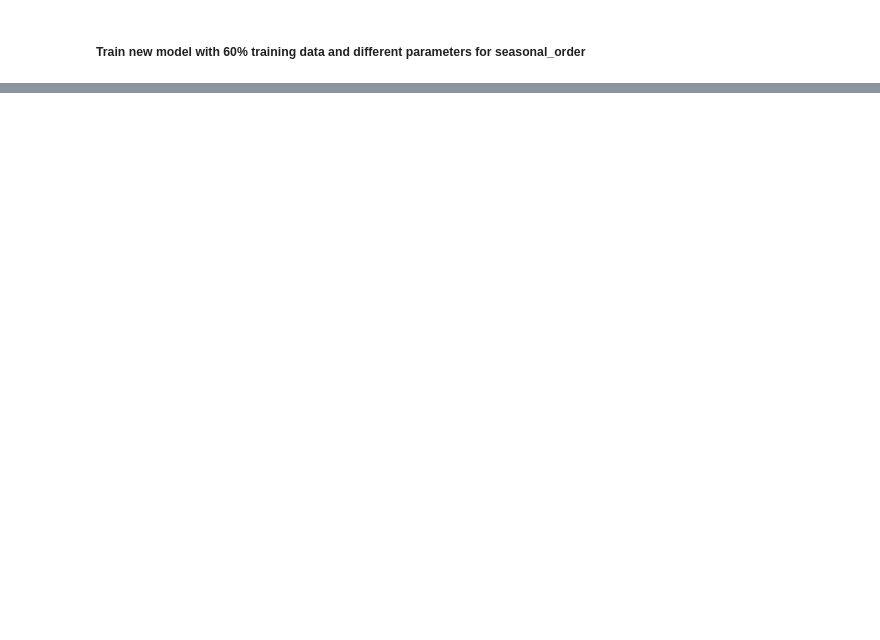
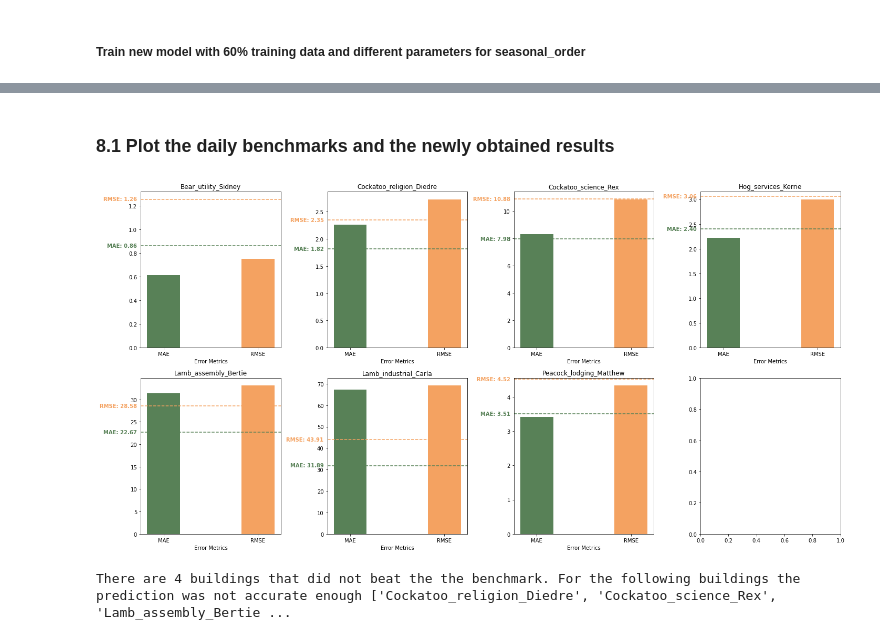
Before and after one commit to mdeppner/electricity_demand_prediction_arima, a Jupyter notebook: Electric Demand Forecasting.ipynb, the cells around one changed output, grey strips where cells are left out. Saved outputs shown, nothing was run; the diff lists cells and outputs as text; code cells hidden in the pictures; blank space fills up the shorter version.

```diff
--- a/Electric Demand Forecasting.ipynb
+++ b/Electric Demand Forecasting.ipynb
@@ -1150,0 +1202,62 @@ Wall time: 46.4 s
+# %% [markdown]
+### 8.1 Plot the daily benchmarks and the newly obtained results
+# %%
+# Create subplots with a single row and multiple columns
+fig, axs = plt.subplots(2, 4, figsize=(20, 10))
+
+revisit_daily_again = []
+
+for i, name in enumerate(revisit_daily):
+
+    # Load the benchmark rmse and mae of the
+    bench_rmse = benchmarks.loc[(benchmarks['name'] == name) &  (benchmarks['horizon'] == 'daily')]['RMSE'].values[0]
+    bench_mae = benchmarks.loc[(benchmarks['name'] == name) &  (benchmarks['horizon'] == 'daily')]['MAE'].values[0]
+
+    # Load the previoulerror from the prediction made
+    error_entry = [err for err in errors_revisit if (err[0] == name) and (err[4] == 'daily') ]
+    obtained_mae = error_entry[0][1]
+    obtained_rmse = error_entry[0][3]
+
+    if (obtained_mae >= bench_mae or obtained_rmse >= bench_rmse):
+        revisit_daily_again.append(name)
+
+    row = i // 4
+    col = i % 4
+    ax = axs[row, col]
+    x  = np.arange(2)  # Two error metrics (MAE and RMSE)
+    width = 0.35
+
+    # Plot the bars for obtained values in green and orange
+    ax.bar(x, [obtained_mae, obtained_rmse], width, color=colors)
+
+    # Plot horizontal dashed lines for benchmark values with matching colors
+    ax.axhline(bench_mae, color=colors[0], linestyle='--', label='bench')
+    ax.axhline(bench_rmse, color=colors[1], linestyle='--')
+
+
+    # Annotate the MAE and the RMSE benchmarks values on the horizontal dashed lines
+    trans = transforms.blended_transform_factory(
+    ax.get_yticklabels()[0].get_transform(), ax.transData)
+    ax.text(0,bench_mae, "MAE: {:.2f}".format(bench_mae), color=colors[0], transform=trans,
+        ha="right", va="center", weight='bold' )
+
+    trans = transforms.blended_transform_factory(
+    ax.get_yticklabels()[0].get_transform(), ax.transData)
+    ax.text(0,bench_rmse, "RMSE: {:.2f}".format(bench_rmse), color=colors[1], transform=trans, ha="right", va="center", weight='bold' )
+
+
+    ax.set_xlabel('Error Metrics')
+    ax.set_title(name)
+    ax.set_xticks(x)
+    ax.set_xticklabels(['MAE', 'RMSE'])
+
+
+
+
+plt.tight_layout()
+plt.show()
+
+print("There are {} buildings that did not beat the the benchmark. For the following buildings the prediction was not accurate enough {}".format(len(revisit_daily_again), revisit_daily_again))
+# %% [output]
+[figure, added]
+There are 4 buildings that did not beat the the benchmark. For the following buildings the prediction was not accurate enough ['Cockatoo_religion_Diedre', 'Cockatoo_science_Rex', 'Lamb_assembly_Bertie ...
```
Also changed, not shown: parts of 32 cells of this notebook.
